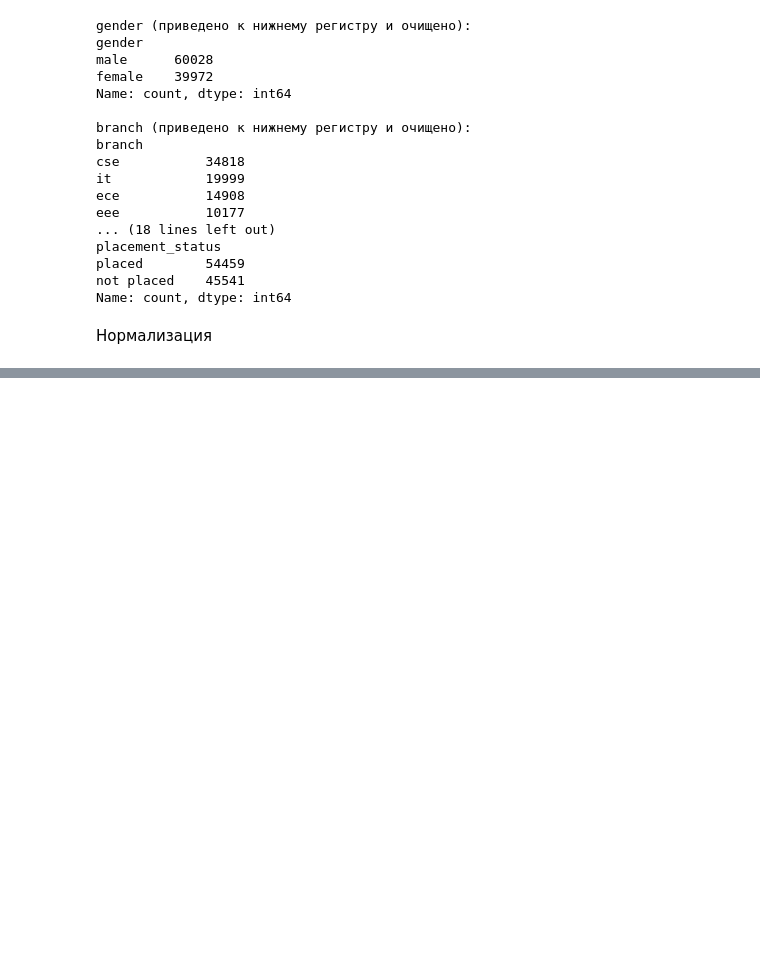
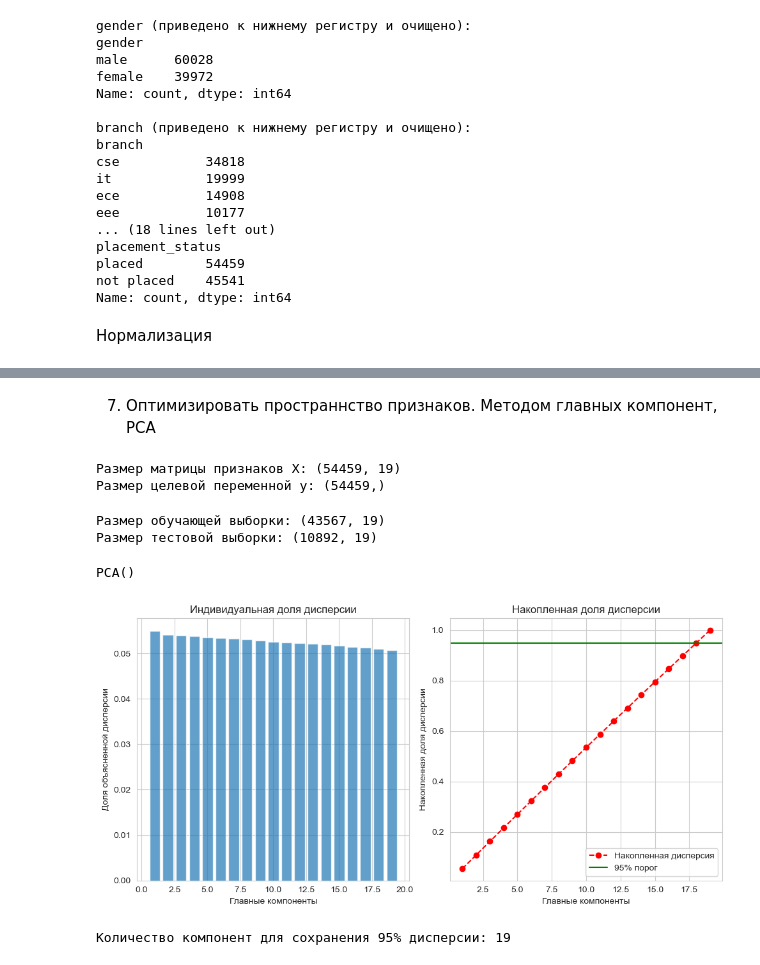
Before and after one commit to slaav1k/RSREU_MethodsML, a Jupyter notebook: sample.ipynb, the cells around one changed output, grey strips where cells are left out. Drawn from its saved outputs; the diff is of its cells as text; code cells hidden in the pictures; blank space fills up the shorter version.

```diff
--- a/sample.ipynb
+++ b/sample.ipynb
@@ -511 +511,75 @@ study_hours_per_day          1.0
 dtype: float64
+# %% [markdown]
+7. Оптимизировать пространнство признаков. Методом главных компонент, РСА
+# %%
+feature_cols = [
+    'age', 'cgpa', 'internships_count', 'projects_count', 'certifications_count',
+    'coding_skill_score', 'aptitude_score', 'communication_skill_score',
+    'logical_reasoning_score', 'hackathons_participated', 'github_repos',
+    'linkedin_connections', 'mock_interview_score', 'attendance_percentage',
+    'backlogs', 'extracurricular_score', 'leadership_score',
+    'sleep_hours', 'study_hours_per_day'
+]
+
+# Целевая переменная для регрессии
+y_reg = df_reg['salary_package_lpa']
+
+# Матрица признаков X
+X_reg = df_reg[feature_cols]
+
+print(f"Размер матрицы признаков X: {X_reg.shape}")
+print(f"Размер целевой переменной y: {y_reg.shape}")
+# %% [output]
+Размер матрицы признаков X: (54459, 19)
+Размер целевой переменной y: (54459,)
+# %%
+from sklearn.model_selection import train_test_split
+
+
+X_train, X_test, y_train, y_test = train_test_split(
+    X_reg, y_reg, test_size=0.2, random_state=42
+)
+
+print(f"Размер обучающей выборки: {X_train.shape}")
+print(f"Размер тестовой выборки: {X_test.shape}")
+# %% [output]
+Размер обучающей выборки: (43567, 19)
+Размер тестовой выборки: (10892, 19)
+# %%
+from sklearn.decomposition import PCA
+
+
+pca = PCA()
+pca.fit(X_train)
+# %% [output]
+PCA()
+# %%
+import numpy as np
+
+explained_variance = pca.explained_variance_ratio_
+cumulative_variance = np.cumsum(explained_variance)
+# %%
+plt.figure(figsize=(10, 5))
+plt.subplot(1, 2, 1)
+plt.bar(range(1, len(explained_variance) + 1), explained_variance, alpha=0.7, label='Индивидуальная дисперсия')
+plt.xlabel('Главные компоненты')
+plt.ylabel('Доля объясненной дисперсии')
+plt.title('Индивидуальная доля дисперсии')
+
+plt.subplot(1, 2, 2)
+plt.plot(range(1, len(cumulative_variance) + 1), cumulative_variance, marker='o', linestyle='--', color='r', label='Накопленная дисперсия')
+plt.xlabel('Главные компоненты')
+plt.ylabel('Накопленная доля дисперсии')
+plt.title('Накопленная доля дисперсии')
+plt.axhline(y=0.95, color='g', linestyle='-', label='95% порог')
+plt.legend()
+plt.tight_layout()
+plt.show()
+# %% [output]
+[figure, added]
+# %%
+# Найдем количество компонент для 95% дисперсии
+n_components_for_95 = np.argmax(cumulative_variance >= 0.95) + 1
+print(f"Количество компонент для сохранения 95% дисперсии: {n_components_for_95}")
+# %% [output]
+Количество компонент для сохранения 95% дисперсии: 19
```
Also changed, not shown: parts of 25 cells of this notebook.
